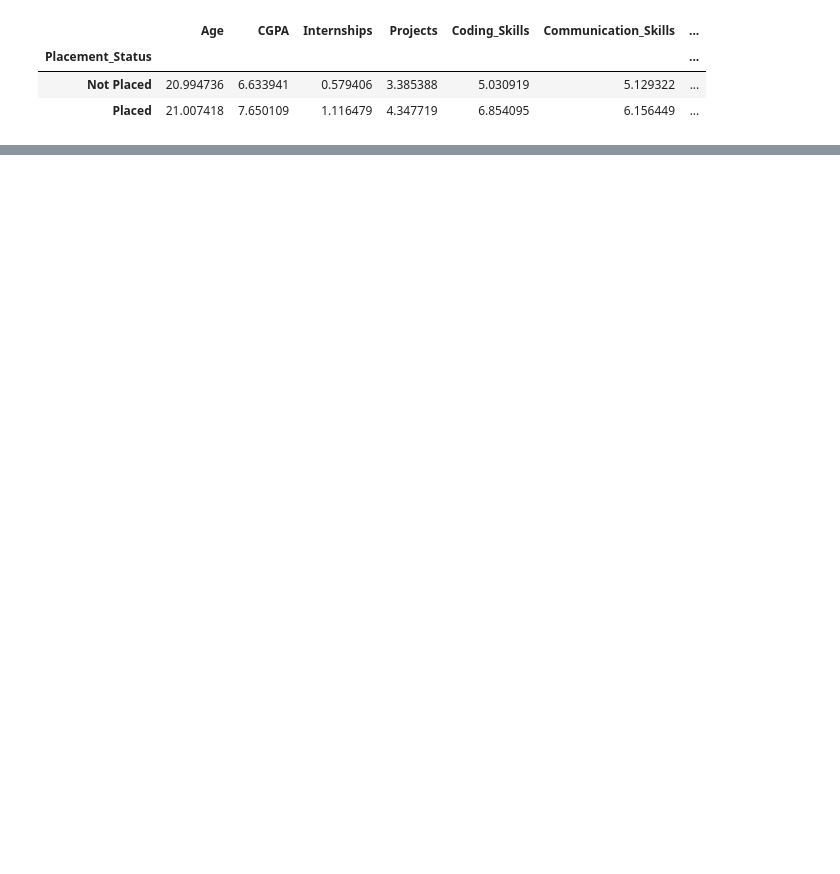
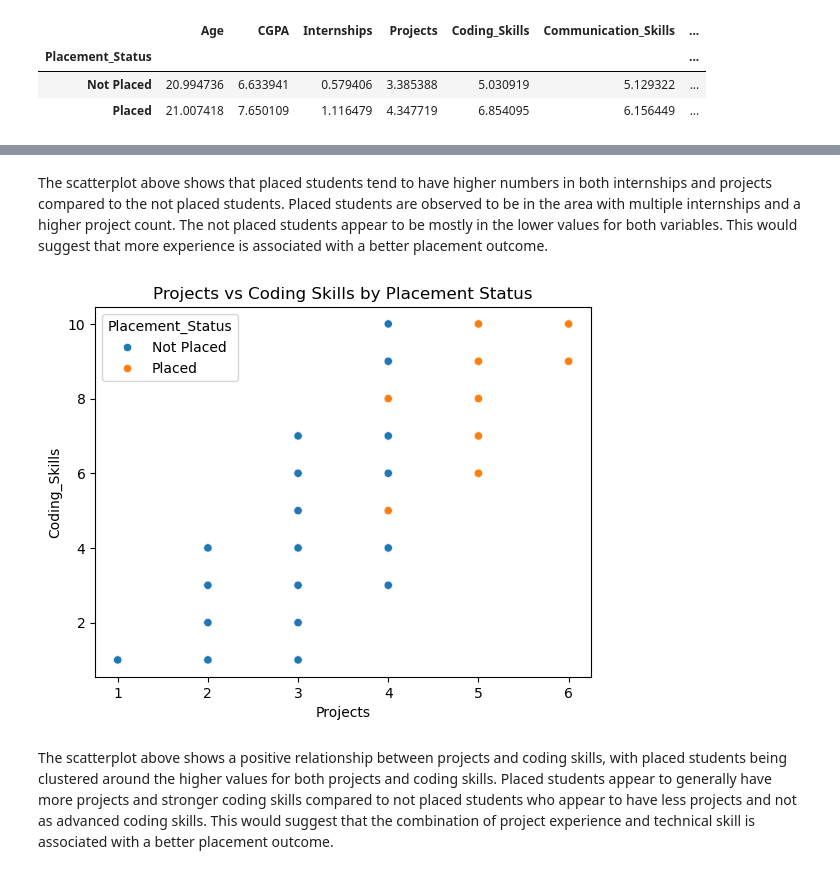
Before and after one commit to muskaanmahes/DS-7331-Term-Project, a Jupyter notebook: Lab1_Visualization_and_Data_Preprocessing/Chloe_Notebook.ipynb, the cells around one changed output, grey strips where cells are left out. Saved outputs shown, nothing was run; the diff lists cells and outputs as text; code cells hidden in the pictures; blank space fills up the shorter version.

```diff
--- a/Lab1_Visualization_and_Data_Preprocessing/Chloe_Notebook.ipynb
+++ b/Lab1_Visualization_and_Data_Preprocessing/Chloe_Notebook.ipynb
@@ -139,0 +165,16 @@ plt.show()
+# %% [markdown]
+The scatterplot above shows that placed students tend to have higher numbers in both internships and projects compared to the not placed students. Placed students are observed to be in the area with multiple internships and a higher project count. The not placed students appear to be mostly in the lower values for both variables. This would suggest that more experience is associated with a better placement outcome.
+# %%
+# Scatter plot of Proje and Aptitude Score by Placement Status
+sns.scatterplot(
+    data=df,
+    x="Projects",
+    y="Coding_Skills",
+    hue="Placement_Status"
+)
+plt.title("Projects vs Coding Skills by Placement Status")
+plt.show()
+# %% [output]
+[figure, added]
+# %% [markdown]
+The scatterplot above shows a positive relationship between projects and coding skills, with placed students being clustered around the higher values for both projects and coding skills. Placed students appear to generally have more projects and stronger coding skills compared to not placed students who appear to have less projects and not as advanced coding skills. This would suggest that the combination of project experience and technical skill is associated with a better placement outcome.
```
Also changed, not shown: parts of 32 cells of this notebook.
